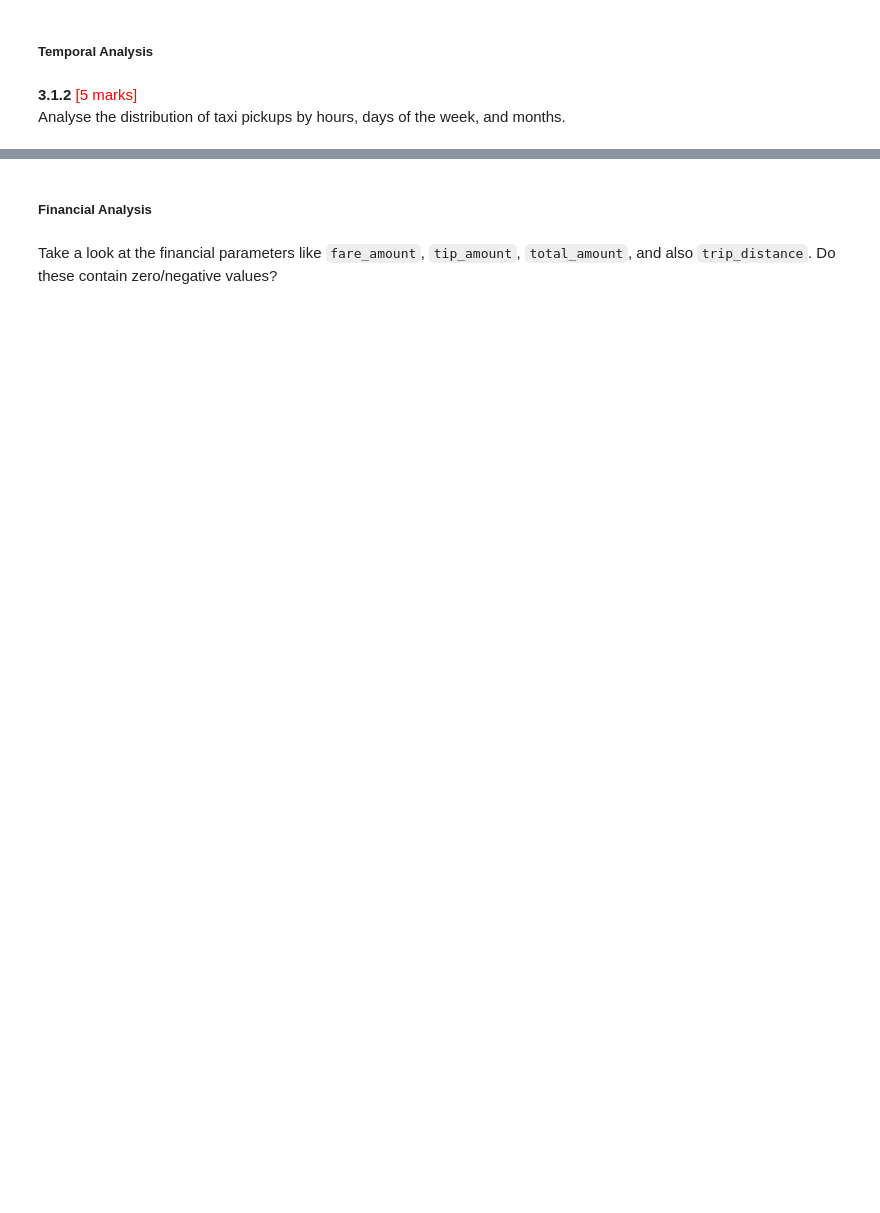
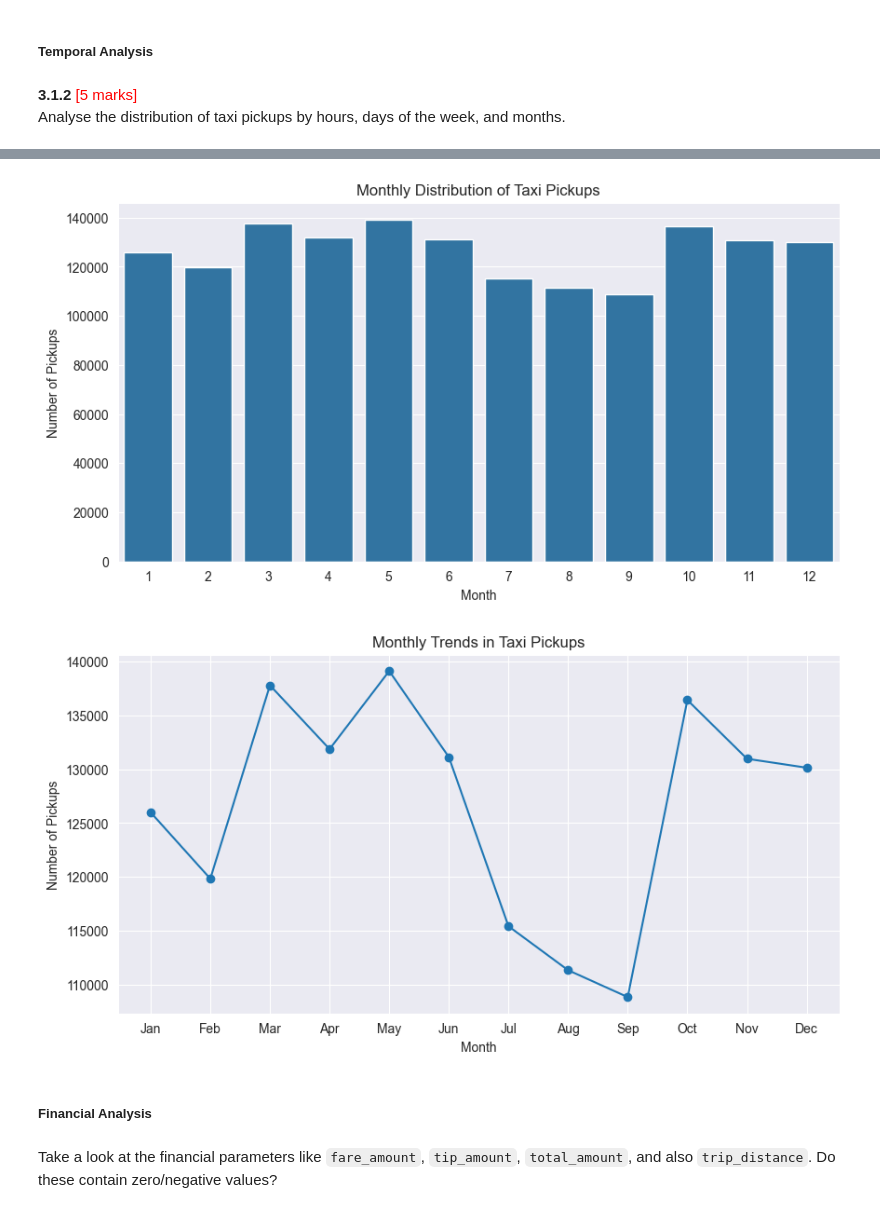
Before and after one commit to SUBHASISHBISWAS/UpGrad, a Jupyter notebook: Code/Courses/C1-SQL and Statistics Essentials/M7-NYC Taxi Records Analysis/SUBHASISH BISWAS/EDA NYC Taxi/EDA_Assg_NYC_Taxi_Starter.ipynb, the cells around one changed output, grey strips where cells are left out. Saved outputs shown, nothing was run; the diff lists cells and outputs as text; code cells hidden in the pictures; blank space fills up the shorter version.

```diff
--- a/Code/Courses/C1-SQL and Statistics Essentials/M7-NYC Taxi Records Analysis/SUBHASISH BISWAS/EDA NYC Taxi/EDA_Assg_NYC_Taxi_Starter.ipynb
+++ b/Code/Courses/C1-SQL and Statistics Essentials/M7-NYC Taxi Records Analysis/SUBHASISH BISWAS/EDA NYC Taxi/EDA_Assg_NYC_Taxi_Starter.ipynb
@@ -1000,3 +1145,33 @@ Analyse the distribution of taxi pickups by hours, days of the week, and months.
+# %%
+# Show the monthly trends in pickups
+'''
+This will give you a clear visualization of how taxi pickups vary across the months,
+'''
+# c. Monthly Distribution
+monthly_pickups = df['pickup_month'].value_counts().sort_index()
+
+plt.figure(figsize=(10, 5))
+sns.barplot(x=monthly_pickups.index, y=monthly_pickups.values)
+plt.title('Monthly Distribution of Taxi Pickups')
+plt.xlabel('Month')
+plt.ylabel('Number of Pickups')
+plt.show()
+
+# Group by pickup month and count the number of pickups
+monthly_trends = df.groupby('pickup_month')['pickup_month'].count()
+
+# Create the line plot
+plt.figure(figsize=(10, 5))
+monthly_trends.plot(kind='line', marker='o')
+plt.title('Monthly Trends in Taxi Pickups')
+plt.xlabel('Month')
+plt.ylabel('Number of Pickups')
+plt.xticks(ticks=range(1, 13), labels=['Jan', 'Feb', 'Mar', 'Apr', 'May', 'Jun', 'Jul', 'Aug', 'Sep', 'Oct', 'Nov', 'Dec'])  # Set x-axis labels
+plt.grid(True)
+plt.show()
+# %% [output]
+[figure, added]
+[figure, added]
 # %% [markdown]
 ##### Financial Analysis
 # %% [markdown]
```
Also changed, not shown: parts of 24 cells of this notebook.
